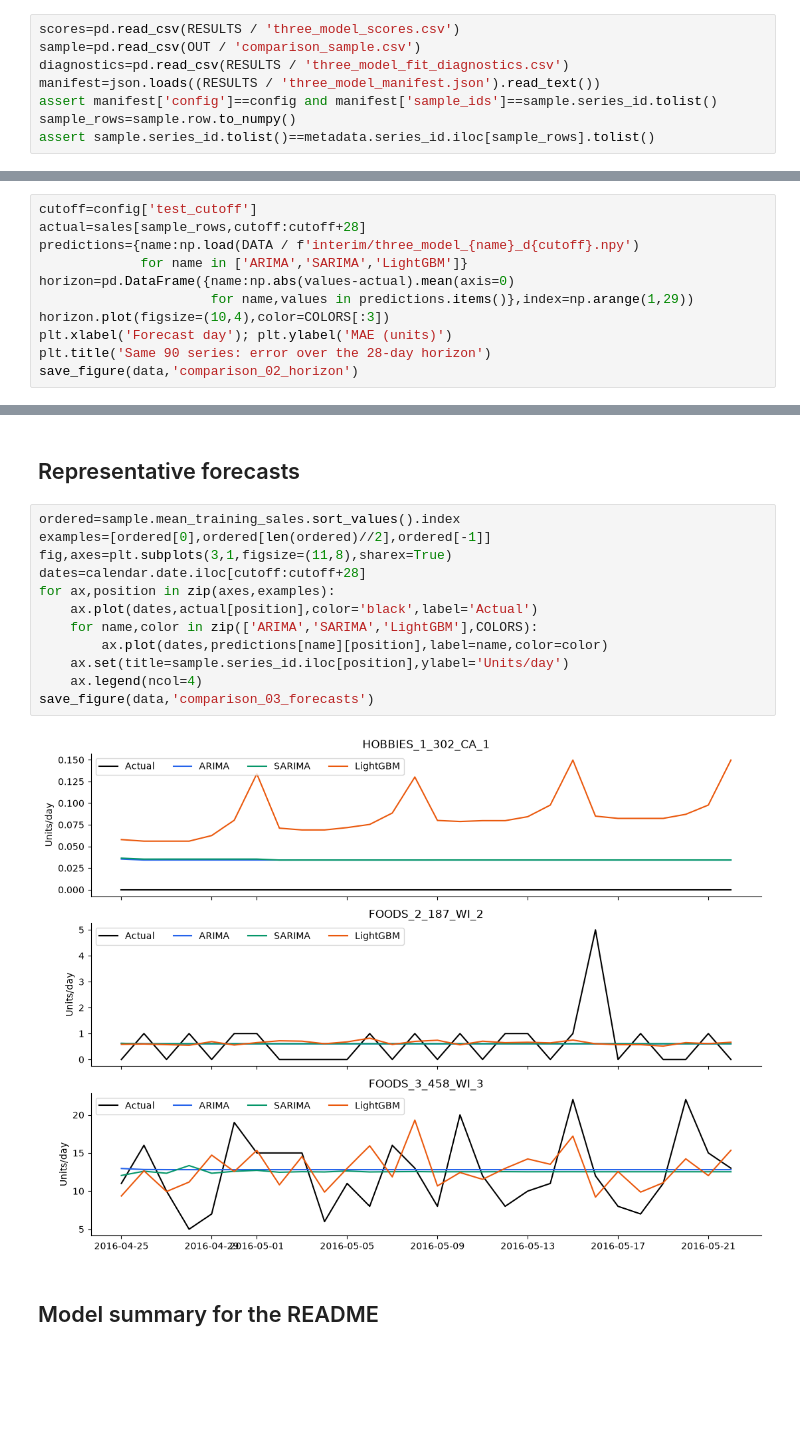
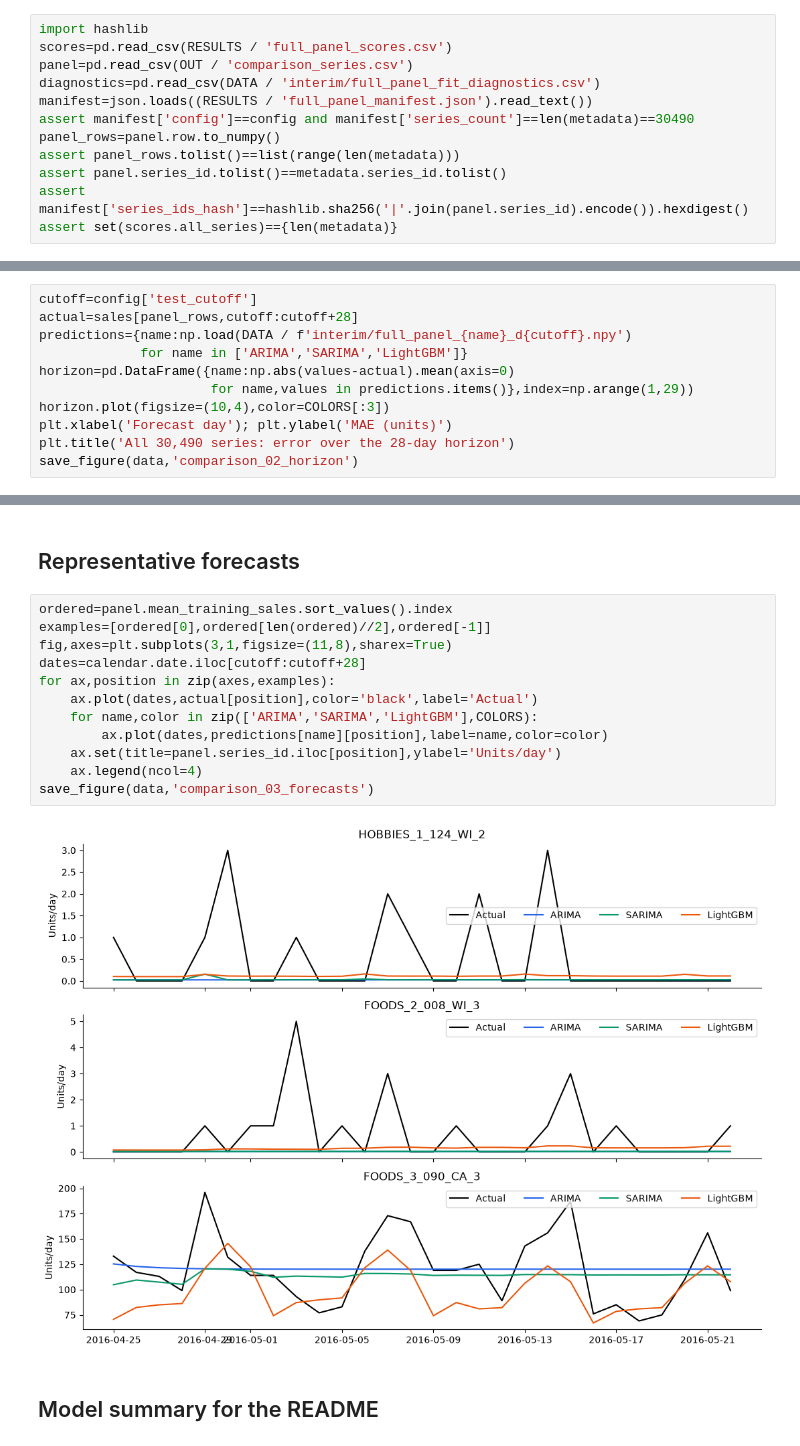
Before and after one commit to rebel47/Machine-Learning-Project, a Jupyter notebook: Project 1/notebooks/evaluation/04_error_analysis.ipynb, the cells around one changed output, grey strips where cells are left out. Saved outputs shown, nothing was run; the diff lists cells and outputs as text; blank space fills up the shorter version.

Commit message:
Compare all M5 series with ARIMA SARIMA and LightGBM

```diff
--- a/Project 1/notebooks/evaluation/04_error_analysis.ipynb
+++ b/Project 1/notebooks/evaluation/04_error_analysis.ipynb
@@ -44,13 +44,17 @@ def save_figure(data, name):
 # %% [markdown]
 ## Load the comparison results
 # %%
-scores=pd.read_csv(RESULTS / 'three_model_scores.csv')
-sample=pd.read_csv(OUT / 'comparison_sample.csv')
-diagnostics=pd.read_csv(RESULTS / 'three_model_fit_diagnostics.csv')
-manifest=json.loads((RESULTS / 'three_model_manifest.json').read_text())
-assert manifest['config']==config and manifest['sample_ids']==sample.series_id.tolist()
-sample_rows=sample.row.to_numpy()
-assert sample.series_id.tolist()==metadata.series_id.iloc[sample_rows].tolist()
+import hashlib
+scores=pd.read_csv(RESULTS / 'full_panel_scores.csv')
+panel=pd.read_csv(OUT / 'comparison_series.csv')
+diagnostics=pd.read_csv(DATA / 'interim/full_panel_fit_diagnostics.csv')
+manifest=json.loads((RESULTS / 'full_panel_manifest.json').read_text())
+assert manifest['config']==config and manifest['series_count']==len(metadata)==30490
+panel_rows=panel.row.to_numpy()
+assert panel_rows.tolist()==list(range(len(metadata)))
+assert panel.series_id.tolist()==metadata.series_id.tolist()
+assert manifest['series_ids_hash']==hashlib.sha256('|'.join(panel.series_id).encode()).hexdigest()
+assert set(scores.all_series)=={len(metadata)}
 # %% [markdown]
 ## Comparable error metrics
 # %%
@@ -129,13 +142,13 @@ Negative statistical forecasts are clipped to zero for unit-sales prediction.
 ## Error by forecast day
 # %%
 cutoff=config['test_cutoff']
-actual=sales[sample_rows,cutoff:cutoff+28]
-predictions={name:np.load(DATA / f'interim/three_model_{name}_d{cutoff}.npy')
+actual=sales[panel_rows,cutoff:cutoff+28]
+predictions={name:np.load(DATA / f'interim/full_panel_{name}_d{cutoff}.npy')
              for name in ['ARIMA','SARIMA','LightGBM']}
 horizon=pd.DataFrame({name:np.abs(values-actual).mean(axis=0)
                       for name,values in predictions.items()},index=np.arange(1,29))
 horizon.plot(figsize=(10,4),color=COLORS[:3])
 plt.xlabel('Forecast day'); plt.ylabel('MAE (units)')
-plt.title('Same 90 series: error over the 28-day horizon')
+plt.title('All 30,490 series: error over the 28-day horizon')
 save_figure(data,'comparison_02_horizon')
 # %% [output]
@@ -143,19 +156,19 @@ save_figure(data,'comparison_02_horizon')
 # %% [markdown]
 ## Representative forecasts
 # %%
-ordered=sample.mean_training_sales.sort_values().index
+ordered=panel.mean_training_sales.sort_values().index
 examples=[ordered[0],ordered[len(ordered)//2],ordered[-1]]
 fig,axes=plt.subplots(3,1,figsize=(11,8),sharex=True)
 dates=calendar.date.iloc[cutoff:cutoff+28]
 for ax,position in zip(axes,examples):
     ax.plot(dates,actual[position],color='black',label='Actual')
     for name,color in zip(['ARIMA','SARIMA','LightGBM'],COLORS):
         ax.plot(dates,predictions[name][position],label=name,color=color)
-    ax.set(title=sample.series_id.iloc[position],ylabel='Units/day')
+    ax.set(title=panel.series_id.iloc[position],ylabel='Units/day')
     ax.legend(ncol=4)
 save_figure(data,'comparison_03_forecasts')
 # %% [output]
-[figure, old version]
+[figure, new version]
 # %% [markdown]
 ## Model summary for the README
 # %%
```
Also changed, not shown: parts of 10 cells of this notebook, 13 other files.
